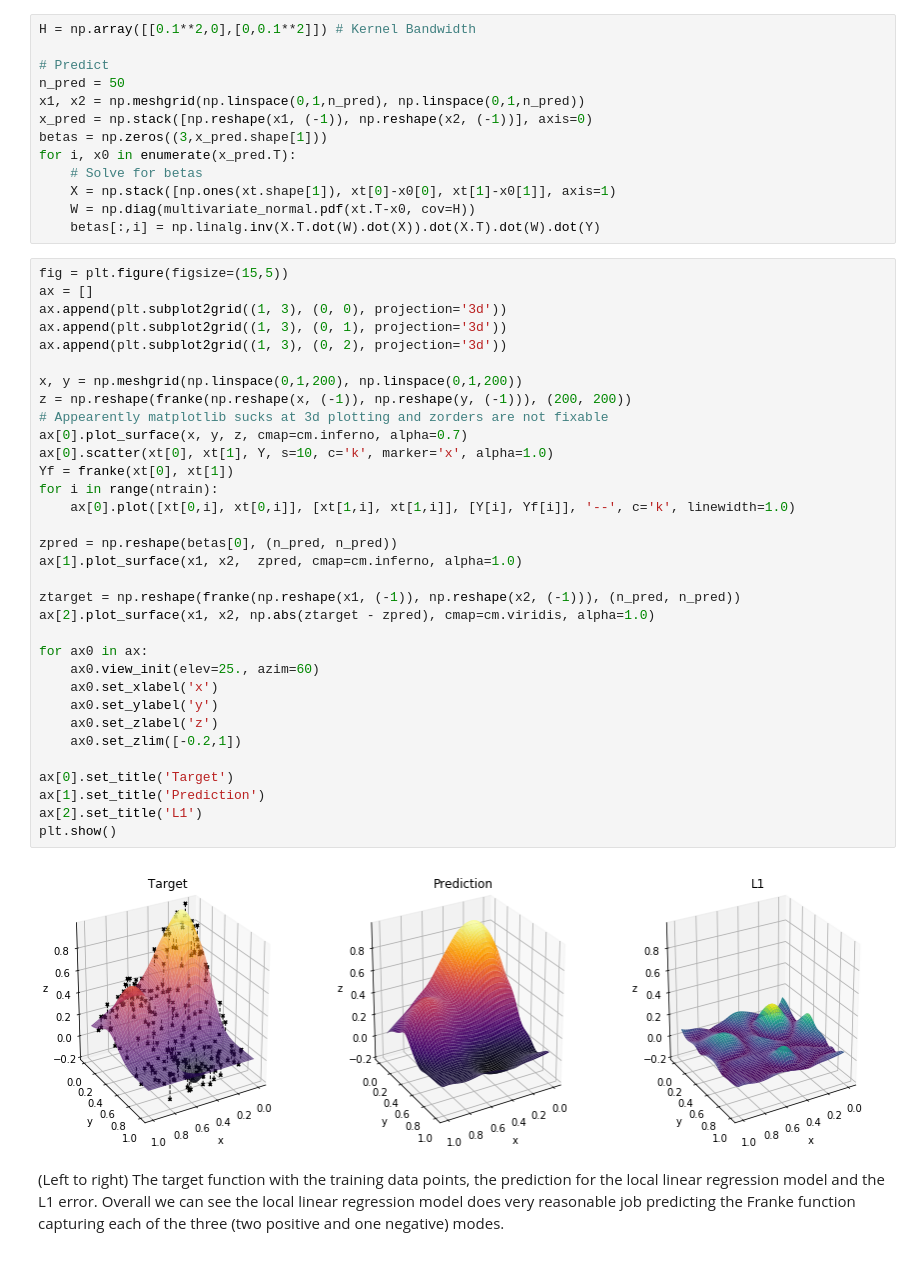
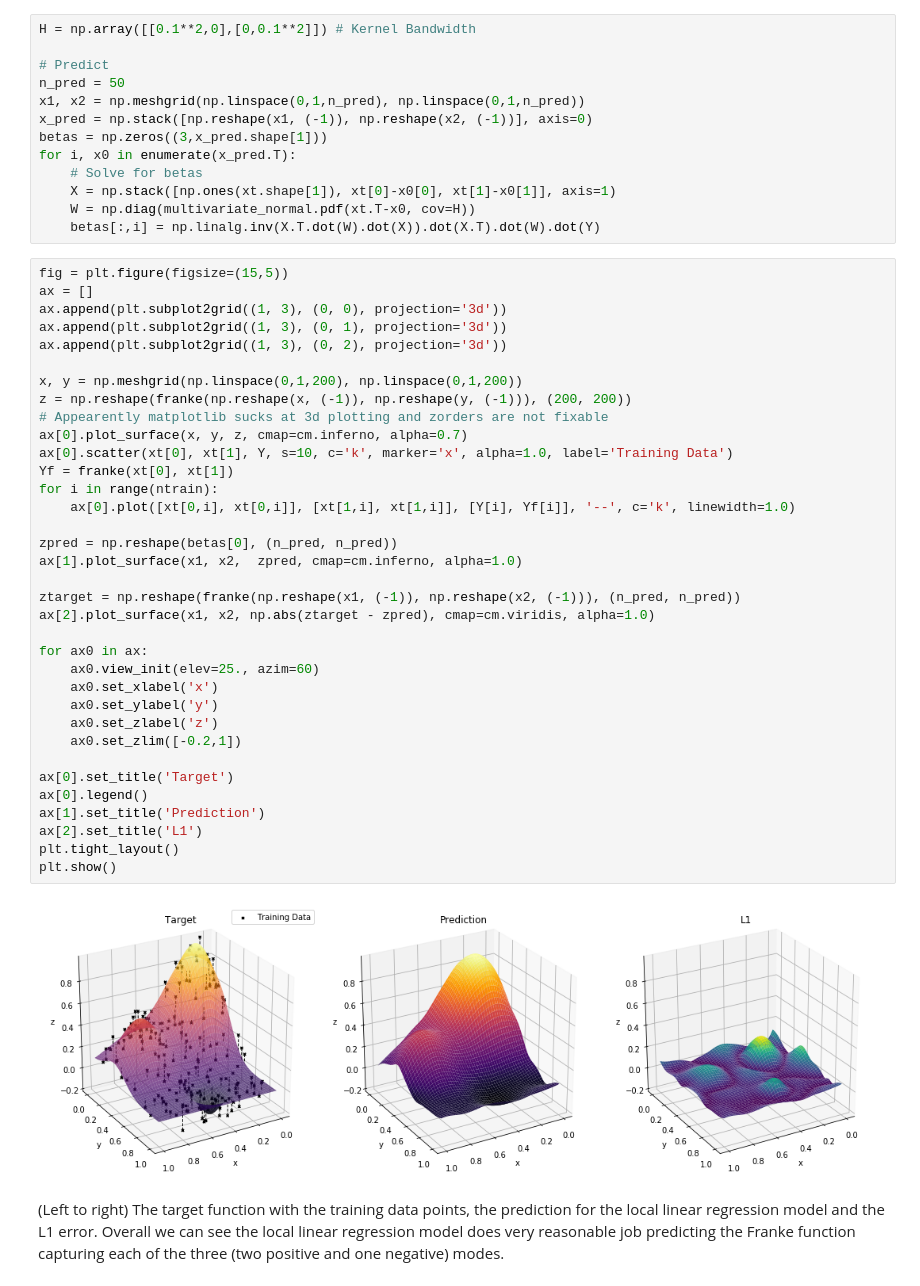
Before and after one commit to NickGeneva/kernel_smoothers, a Jupyter notebook: 08_multivariate_regression.ipynb, the cells around one changed output. Cells and saved outputs as stored; diff of their text form.

```diff
--- a/08_multivariate_regression.ipynb
+++ b/08_multivariate_regression.ipynb
@@ -68,35 +67,37 @@ ax = []
 ax.append(plt.subplot2grid((1, 3), (0, 0), projection='3d'))
 ax.append(plt.subplot2grid((1, 3), (0, 1), projection='3d'))
 ax.append(plt.subplot2grid((1, 3), (0, 2), projection='3d'))
 
 x, y = np.meshgrid(np.linspace(0,1,200), np.linspace(0,1,200))
 z = np.reshape(franke(np.reshape(x, (-1)), np.reshape(y, (-1))), (200, 200))
 # Appearently matplotlib sucks at 3d plotting and zorders are not fixable
 ax[0].plot_surface(x, y, z, cmap=cm.inferno, alpha=0.7)
-ax[0].scatter(xt[0], xt[1], Y, s=10, c='k', marker='x', alpha=1.0)
+ax[0].scatter(xt[0], xt[1], Y, s=10, c='k', marker='x', alpha=1.0, label='Training Data')
 Yf = franke(xt[0], xt[1])
 for i in range(ntrain):
     ax[0].plot([xt[0,i], xt[0,i]], [xt[1,i], xt[1,i]], [Y[i], Yf[i]], '--', c='k', linewidth=1.0)
 
 zpred = np.reshape(betas[0], (n_pred, n_pred))
 ax[1].plot_surface(x1, x2,  zpred, cmap=cm.inferno, alpha=1.0)
 
 ztarget = np.reshape(franke(np.reshape(x1, (-1)), np.reshape(x2, (-1))), (n_pred, n_pred))
 ax[2].plot_surface(x1, x2, np.abs(ztarget - zpred), cmap=cm.viridis, alpha=1.0)
 
 for ax0 in ax:
     ax0.view_init(elev=25., azim=60)
     ax0.set_xlabel('x')
     ax0.set_ylabel('y')
     ax0.set_zlabel('z')
     ax0.set_zlim([-0.2,1])
 
 ax[0].set_title('Target')
+ax[0].legend()
 ax[1].set_title('Prediction')
 ax[2].set_title('L1')
+plt.tight_layout()
 plt.show()
 # %% [output]
-[figure, old version]
+[figure, new version]
 # %% [markdown]
 (Left to right) The target function with the training data points, the prediction for the local linear regression model and the L1 error.
 Overall we can see the local linear regression model does very reasonable job predicting the Franke function capturing each of the three (two positive and one negative) modes.
```
Also changed, not shown: parts of 2 cells of this notebook, 1 other file.
